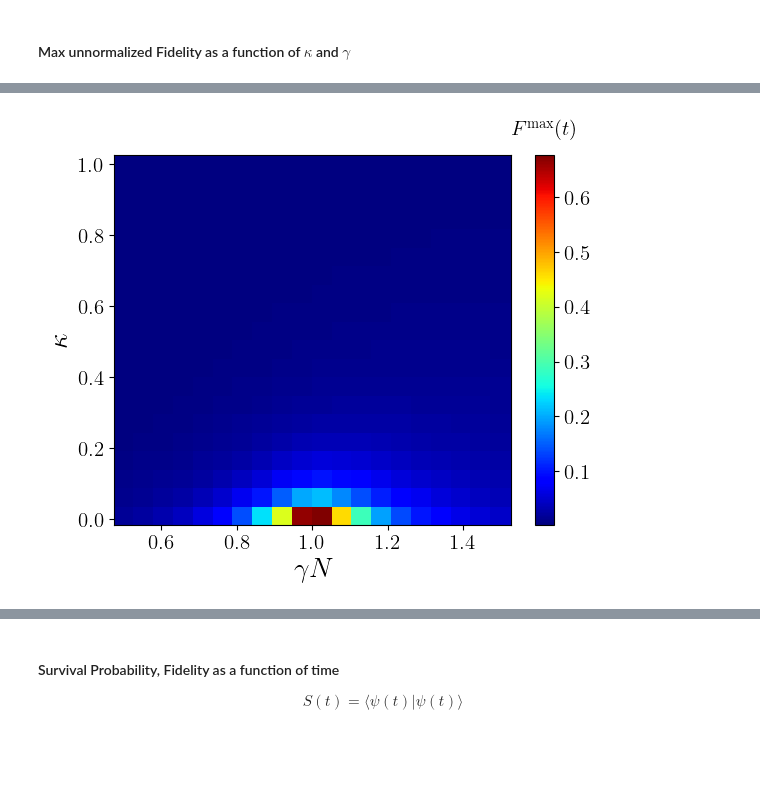
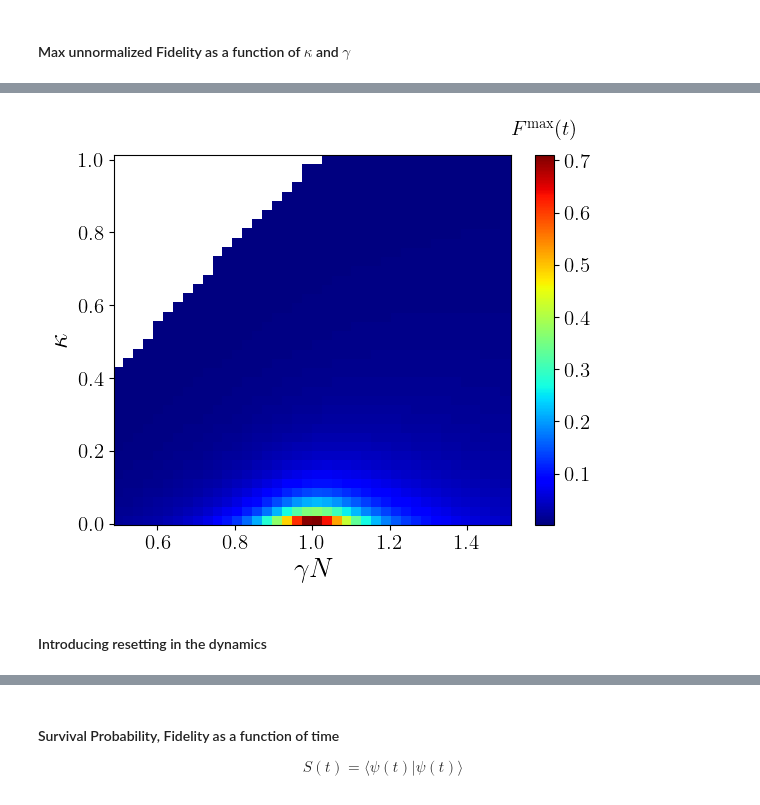
Before and after one commit to sayanr5834/non-Hermitian_QS, a Jupyter notebook: NH_quantum_walker.ipynb, the cells around one changed output, grey strips where cells are left out. Drawn from its saved outputs; the diff is of its cells as text; code cells hidden in the pictures; blank space fills up the shorter version.

Commit message:
added resetting dynamics

```diff
--- a/NH_quantum_walker.ipynb
+++ b/NH_quantum_walker.ipynb
@@ -774,8 +774,8 @@ plt.show()
 # %%
 N = 500
 w  = 10
-kappa = np.linspace(0.01,1,20)
-gamma = np.linspace(0.5/N,1.5/N,20)
+kappa = np.linspace(0.01,1,40)
+gamma = np.linspace(0.5/N,1.5/N,40)
 
 T = 400
 dt = 0.01
@@ -956,7 +958,7 @@ plt.show()
 # %%
 N = 500
-kappa = np.linspace(0.01,1,20)
-gamma = np.linspace(0.5/N,1.5/N,20)
+kappa = np.linspace(0.01,1,40)
+gamma = np.linspace(0.5/N,1.5/N,40)
 
 x, y = np.meshgrid(gamma*N, kappa)
 
@@ -967,8 +969,10 @@ fig, ax = plt.subplots()
 minval = 0
 maxval = 1
 
+# Mask out regions where z2 equals zero
+f_masked = np.ma.masked_where(f_max == 1.0/500, f_max)
 
-im1 = ax.pcolor(x, y, f_max, cmap='jet')
+im1 = ax.pcolor(x, y, f_masked, cmap='jet')
 
 #im1 = ax.contourf(x, y, f_max, levels=np.linspace(minval, maxval,150), cmap="jet")
 #CS = ax.contour(x, y, f_max,levels = [0.002,0.01,0.015,0.03,0.05,0.1,0.4],colors ='black',linewidths = 0.7)
@@ -987,32 +991,34 @@ cbar.ax.set_title(r'$F^{\rm max}(t)$', size = 15,pad = 15)
 #manual_locations = [(1,2),(1,2),(1,2),(1,2),(1,2)]
 
 #for level in CS.collections:
     #for kp,path in reversed(list(enumerate(level.get_paths()))):
         # go in reversed order due to deletions!
 
         # include test for "smallness" of your choice here:
         # I'm using a simple estimation for the diameter based on the
         #    x and y diameter...
         #verts = path.vertices # (N,2)-shape array of contour line coordinates
         #diameter = np.max(verts.max(axis=0) - verts.min(axis=0))
         #print(diameter)
 
         #if diameter < 0.15: # threshold to be refined for your actual dimensions!
             #if remove_next:
                 #del(level.get_paths()[kp])  # no remove() for Path objects:(
             #remove_next = not remove_next  # Toggle the flag
 
 
 
 
 #plt.clabel(CS, inline=True, fontsize=10)
 
 plt.ylabel(r'$\kappa$',size = 20)
 plt.xlabel(r'$\gamma N$',size = 20)
 
 plt.gcf().canvas.draw()
 
-#plt.savefig('../Figures/PD_fidelity_max_kappa_0-1.png',bbox_inches = 'tight',dpi =600)
+plt.savefig('../Figures/PD_fidelity_max_kappa_0-1.png',bbox_inches = 'tight',dpi =600)
 plt.show()
 # %% [output]
-[figure, old version]
+[figure, new version]
+# %% [markdown]
+#### Introducing resetting in the dynamics
```
Also changed, not shown: parts of 5 cells of this notebook.
